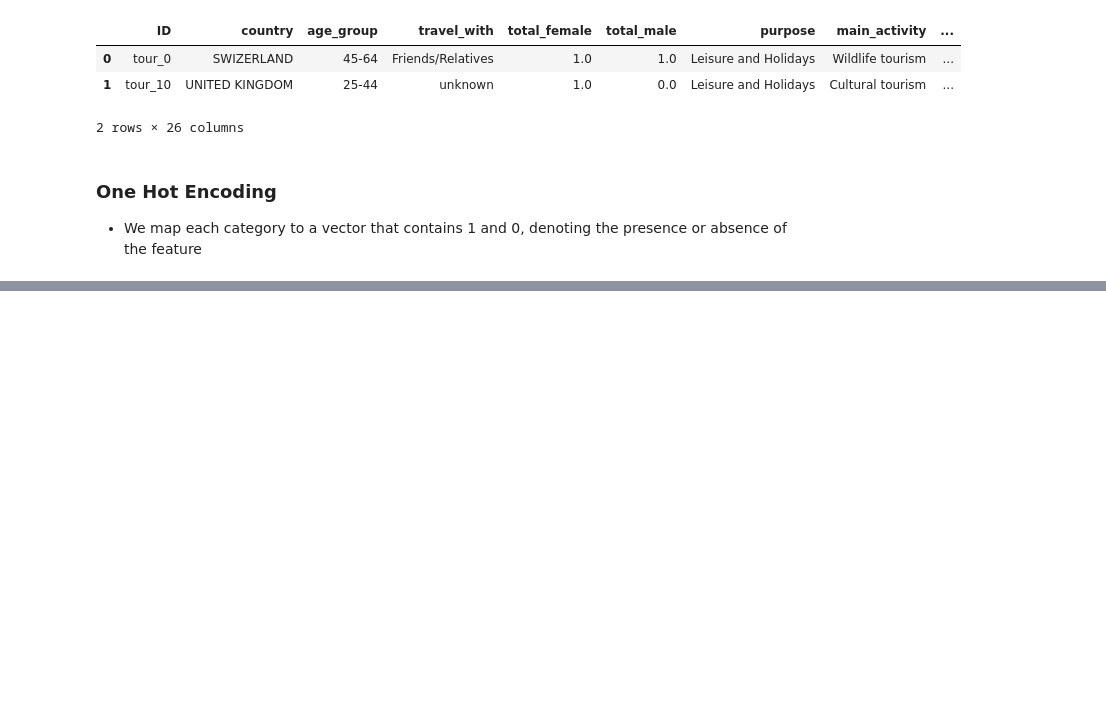
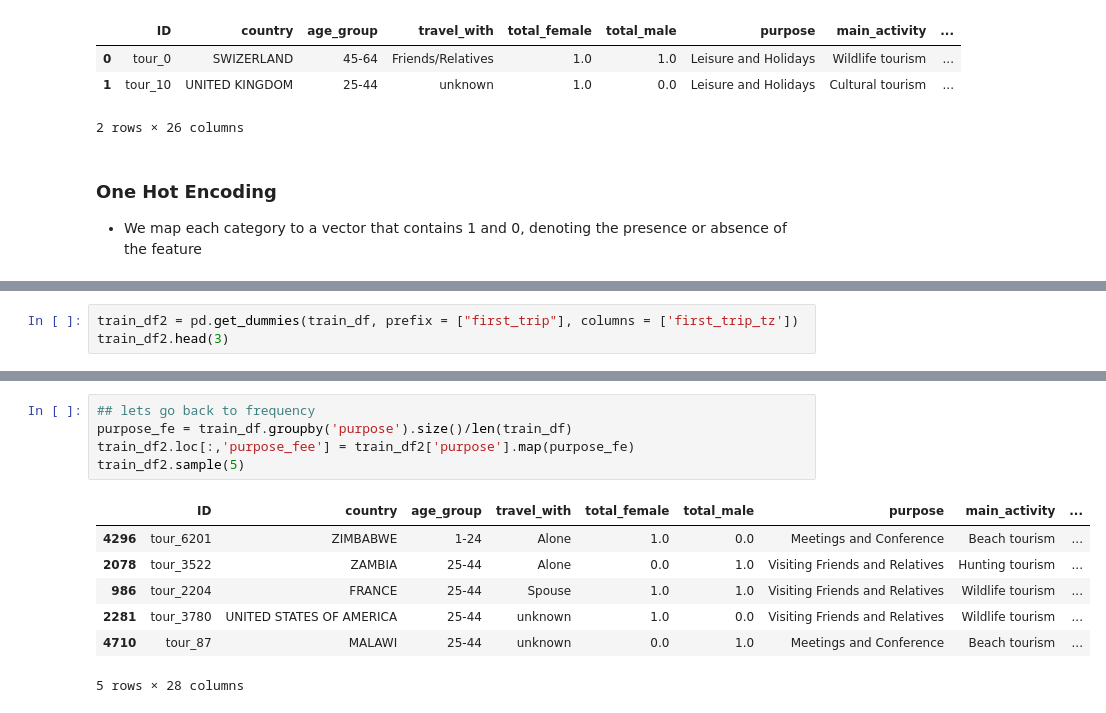
Before and after one commit to phelly/publicAPIs, a Jupyter notebook: Tourism Prediction.ipynb, the cells around one changed output, grey strips where cells are left out. Cells and saved outputs as stored; diff of their text form; blank space fills up the shorter version.

```diff
--- a/Tourism Prediction.ipynb
+++ b/Tourism Prediction.ipynb
@@ -324,0 +335,3 @@ train_df.head(2)
+# %%
+train_df2 = pd.get_dummies(train_df, prefix = ["first_trip"], columns = ['first_trip_tz'])
+train_df2.head(3)
@@ -324,0 +344,13 @@ train_df.head(2)
+# %%
+## lets go back to frequency
+purpose_fe = train_df.groupby('purpose').size()/len(train_df)
+train_df2.loc[:,'purpose_fee'] = train_df2['purpose'].map(purpose_fe)
+train_df2.sample(5)
+# %% [output]
+|  | ID | country | age_group | travel_with | total_female | total_male | purpose | main_activity | ... |
+| 4296 | tour_6201 | ZIMBABWE | 1-24 | Alone | 1.0 | 0.0 | Meetings and Conference | Beach tourism | ... |
+| 2078 | tour_3522 | ZAMBIA | 25-44 | Alone | 0.0 | 1.0 | Visiting Friends and Relatives | Hunting tourism | ... |
+| 986 | tour_2204 | FRANCE | 25-44 | Spouse | 1.0 | 1.0 | Visiting Friends and Relatives | Wildlife tourism | ... |
+| 2281 | tour_3780 | UNITED STATES OF AMERICA | 25-44 | unknown | 1.0 | 0.0 | Visiting Friends and Relatives | Wildlife tourism | ... |
+| 4710 | tour_87 | MALAWI | 25-44 | unknown | 0.0 | 1.0 | Meetings and Conference | Beach tourism | ... |
+5 rows × 28 columns
```
Also changed, not shown: parts of 3 cells of this notebook.
